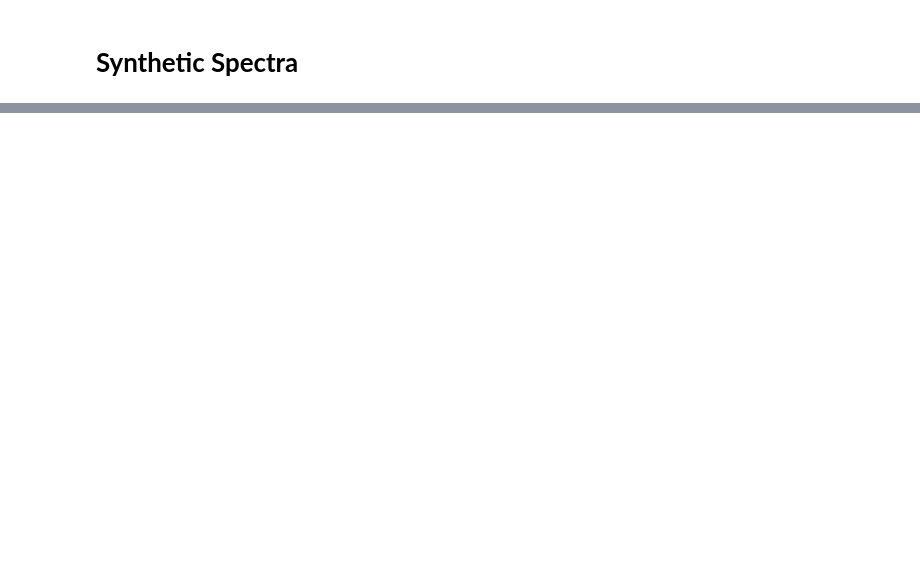
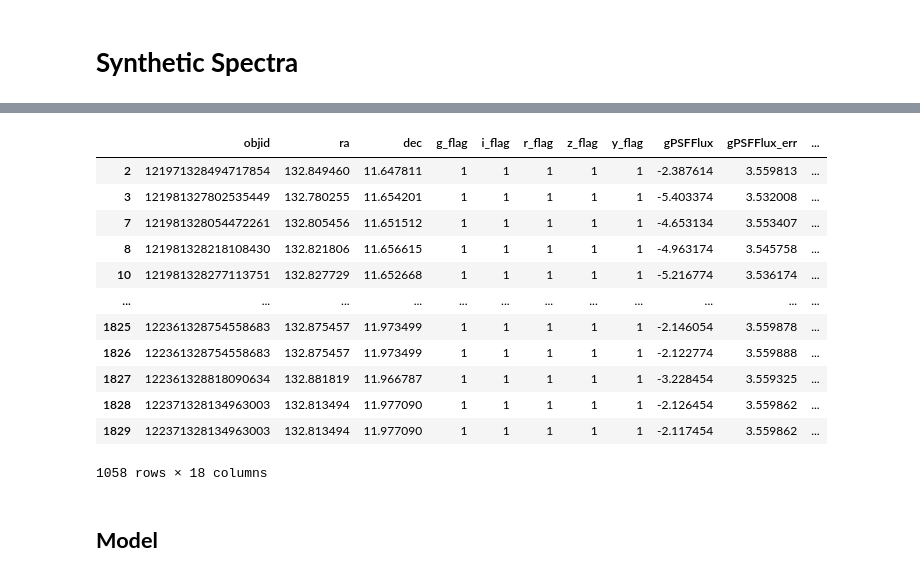
Before and after one commit to Jack3690/INSIST, a Jupyter notebook: UV_Stellar_Catalog.ipynb, the cells around one changed output, grey strips where cells are left out. Saved outputs shown, nothing was run; the diff lists cells and outputs as text; code cells hidden in the pictures; blank space fills up the shorter version.

```diff
--- a/UV_Stellar_Catalog.ipynb
+++ b/UV_Stellar_Catalog.ipynb
@@ -232,0 +250,6 @@ plt.plot(bp.wave, bp.throughput, 'k', label='acs,wfc1,f555w')
+# %%
+df_star['g_flag'] =1
+df_star['i_flag'] =1
+df_star['r_flag'] =1
+df_star['z_flag'] =1
+df_star['y_flag'] =1
@@ -232,0 +274,20 @@ plt.plot(bp.wave, bp.throughput, 'k', label='acs,wfc1,f555w')
+# %%
+df_out=df_star[['objid', 'ra', 'dec', 'g_flag', 'i_flag', 'r_flag', 'z_flag','y_flag','gPSFFlux','gPSFFlux_err','rPSFFlux', 'rPSFFlux_err','iPSFFlux', 'iPSFFlux_err','zPSFFlux', 'zPSFFlux_err','yPSFFlux', 'yPSFFlux_err']]
+# %%
+df_out
+# %% [output]
+|  | objid | ra | dec | g_flag | i_flag | r_flag | z_flag | y_flag | gPSFFlux | gPSFFlux_err | ... |
+| 2 | 121971328494717854 | 132.849460 | 11.647811 | 1 | 1 | 1 | 1 | 1 | -2.387614 | 3.559813 | ... |
+| 3 | 121981327802535449 | 132.780255 | 11.654201 | 1 | 1 | 1 | 1 | 1 | -5.403374 | 3.532008 | ... |
+| 7 | 121981328054472261 | 132.805456 | 11.651512 | 1 | 1 | 1 | 1 | 1 | -4.653134 | 3.553407 | ... |
+| 8 | 121981328218108430 | 132.821806 | 11.656615 | 1 | 1 | 1 | 1 | 1 | -4.963174 | 3.545758 | ... |
+| 10 | 121981328277113751 | 132.827729 | 11.652668 | 1 | 1 | 1 | 1 | 1 | -5.216774 | 3.536174 | ... |
+| ... | ... | ... | ... | ... | ... | ... | ... | ... | ... | ... | ... |
+| 1825 | 122361328754558683 | 132.875457 | 11.973499 | 1 | 1 | 1 | 1 | 1 | -2.146054 | 3.559878 | ... |
+| 1826 | 122361328754558683 | 132.875457 | 11.973499 | 1 | 1 | 1 | 1 | 1 | -2.122774 | 3.559888 | ... |
+| 1827 | 122361328818090634 | 132.881819 | 11.966787 | 1 | 1 | 1 | 1 | 1 | -3.228454 | 3.559325 | ... |
+| 1828 | 122371328134963003 | 132.813494 | 11.977090 | 1 | 1 | 1 | 1 | 1 | -2.126454 | 3.559862 | ... |
+| 1829 | 122371328134963003 | 132.813494 | 11.977090 | 1 | 1 | 1 | 1 | 1 | -2.117454 | 3.559862 | ... |
+1058 rows × 18 columns
+# %% [markdown]
+## **Model**
```
Also changed, not shown: parts of 24 cells of this notebook.
